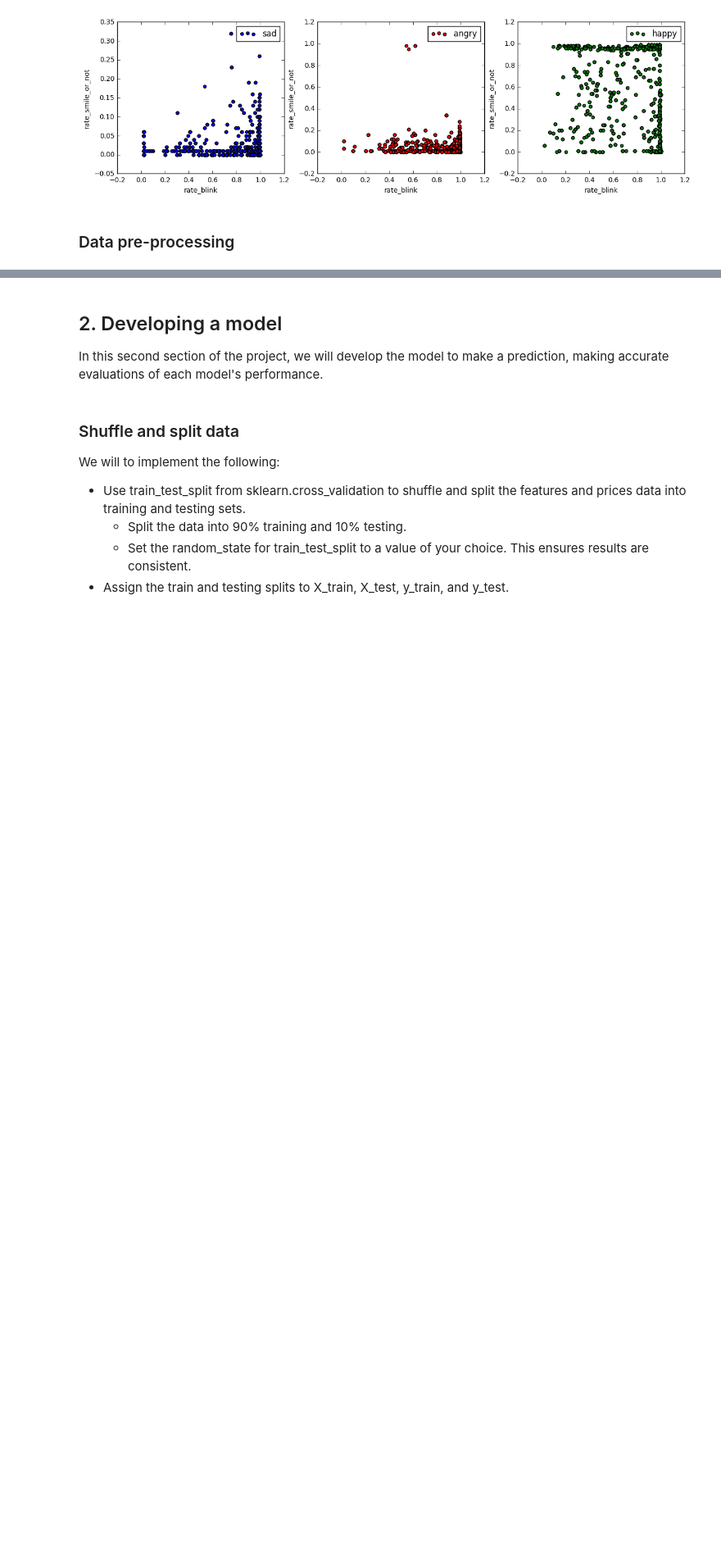
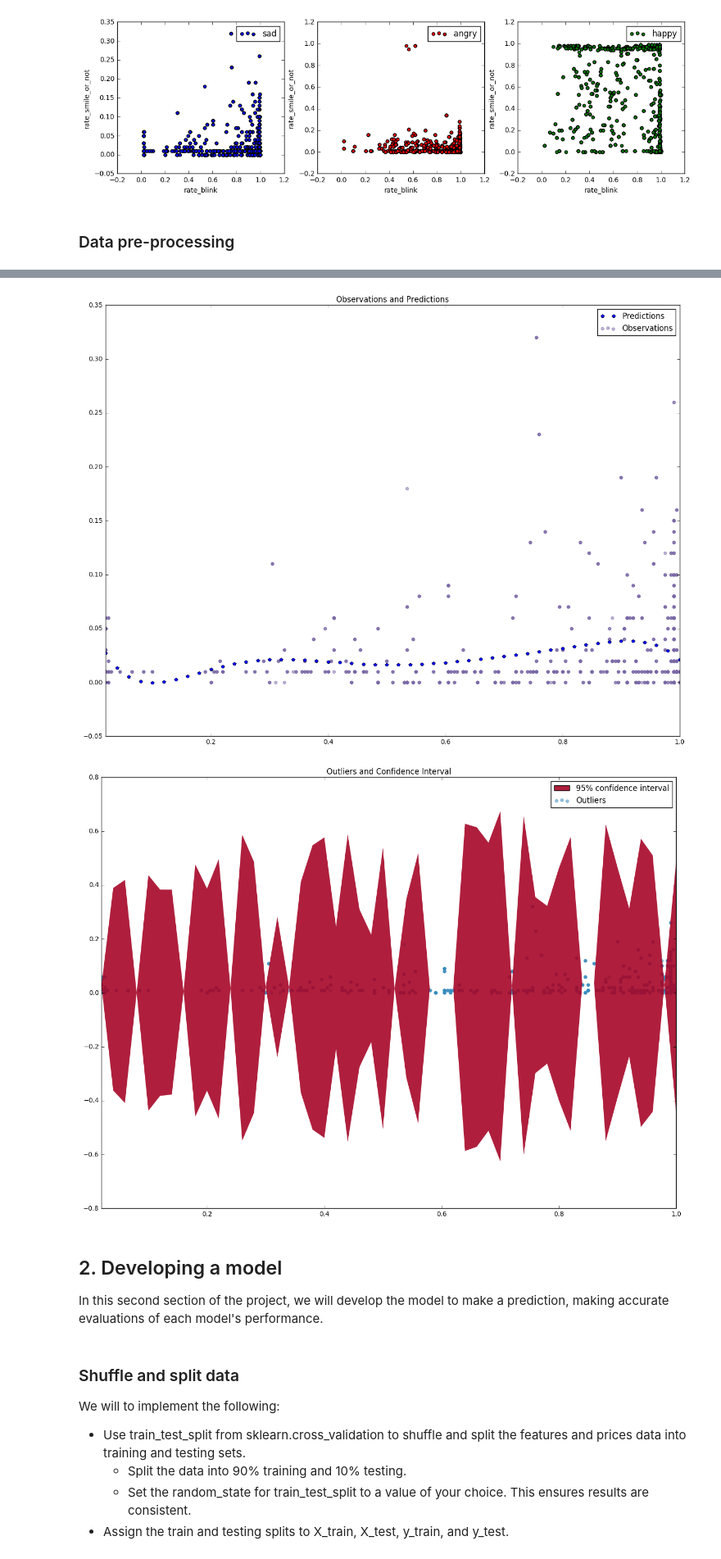
Before and after one commit to thiagomarquesrocha/Kaio-machine-learning-human-face-detection, a Jupyter notebook: kaio/kaio.ipynb, the cells around one changed output, grey strips where cells are left out. Shown: that part at 82% size. Cells and saved outputs as stored; diff of their text form; code cells hidden in the pictures; blank space fills up the shorter version.

```diff
--- a/kaio/kaio.ipynb
+++ b/kaio/kaio.ipynb
@@ -279,3 +282,49 @@ sns.lmplot(x='rate_blink',y='rate_smile_or_not', data=df_happy)
+# %%
+# References
+## https://bugra.github.io/work/notes/2014-05-11/robust-regression-and-outlier-detection-via-gaussian-processes/
+## https://thecuriousastronomer.wordpress.com/2014/06/26/what-does-a-1-sigma-3-sigma-or-5-sigma-detection-mean/
+from sklearn.gaussian_process import GaussianProcessRegressor
+
+def robust_detect_outlier(df):
+
+    #df = df.drop_duplicates(subset=['rate_blink','rate_smile_or_not'], keep='last')
+    #df = df.drop_duplicates(subset=['rate_smile_or_not'], keep='last')
+
+    # display(df)
+
+    x = df['rate_blink'].copy()
+    y = df['rate_smile_or_not'].copy()
+
+    X = np.atleast_2d(x).T
+    # y = np.atleast_2d(y).T
+
+    x_pred = np.atleast_2d(np.linspace(X.min(), X.max())).T
+    gp = GaussianProcessRegressor()
+    gp.fit(X, y)
+
+    y_pred, mean_squared_error = gp.predict(x_pred, return_std=True)
+    sigma = np.sqrt(mean_squared_error)
+    confidence_interval =  1.7 * sigma
+
+    plt.figure(figsize=(16, 12))
+    plt.scatter(X, y, color="#7A68A6", alpha=.5, label='Observations')
+    plt.plot(x_pred, y_pred, 'p', label='Predictions')
+    plt.title('Observations and Predictions');
+    plt.xlim([np.min(x), np.max(x)]);
+    plt.legend(loc='upper right');
+
+    plt.figure(figsize=(16, 12))
+    plt.scatter(x, y, color="#348ABD", alpha=.5, label='Outliers')
+    plt.fill(np.concatenate([x_pred, x_pred[::-1]]), np.concatenate([y_pred - confidence_interval, (y_pred + confidence_interval)[::-1]]),
+                                            alpha=.9, fc='#A60628', ec='None', label='95% confidence interval')
+    plt.title('Outliers and Confidence Interval');
+    plt.xlim([np.min(x), np.max(x)]);
+    plt.legend(loc='upper right');
+
+robust_detect_outlier(df_sad)
+# %% [output]
+[figure, added]
+[figure, added]
 # %% [markdown]
 ## 2. Developing a model
 
```
Also changed, not shown: parts of 4 cells of this notebook.
